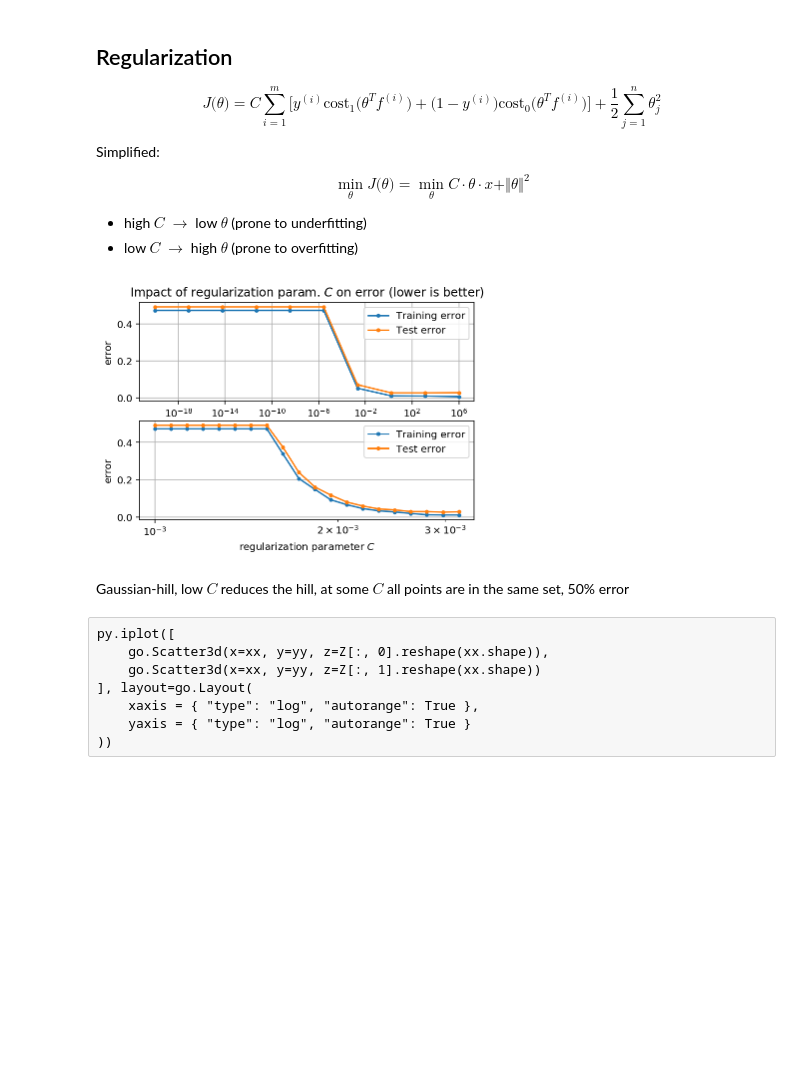
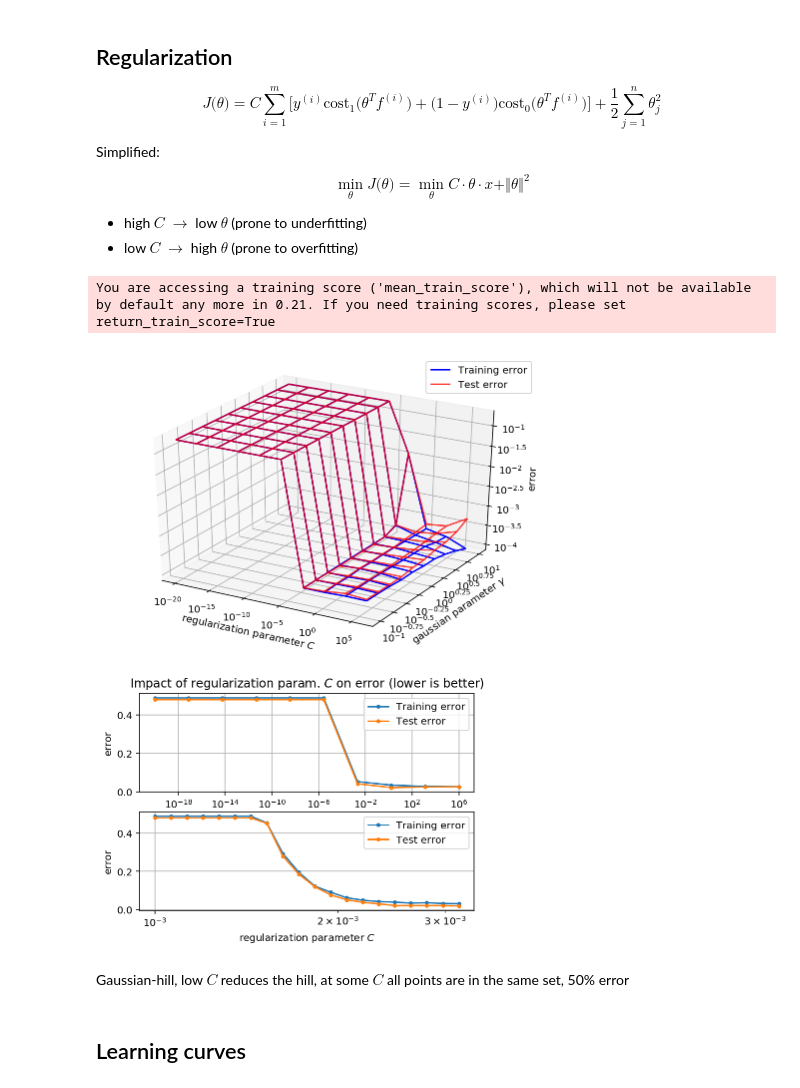
Before and after one commit to NIPE-SYSTEMS/support-vector-machine, a Jupyter notebook: Error Analysis.ipynb, the cells around one changed output. Saved outputs shown, nothing was run; the diff lists cells and outputs as text; code cells hidden in the pictures; blank space fills up the shorter version.

```diff
--- a/Error Analysis.ipynb
+++ b/Error Analysis.ipynb
@@ -110,8 +102,37 @@ $$ \min_{\theta} J\big(\theta\big) = \min_{\theta} C \cdot \theta \cdot x + \Ver
+# %%
+results = grid_classifier.cv_results_
+data = pd.DataFrame(data=results["params"]).as_matrix()
+cc = data[:, 0].reshape((10, 10))
+gg = data[:, 1].reshape((10, 10))
+train = pd.DataFrame(data=results["mean_train_score"]).as_matrix().reshape((10, 10))
+test = pd.DataFrame(data=results["mean_test_score"]).as_matrix().reshape((10, 10))
+
+fig = plt.figure()
+ax = Axes3D(fig)
+
+ax.plot_wireframe(np.log10(cc), np.log10(gg), np.log(1 - train), label="Training error", color="blue", alpha=1)
+ax.plot_wireframe(np.log10(cc), np.log10(gg), np.log(1 - test), label="Test error", color="red", alpha=0.75)
+
+def log_tick_formatter(val, pos=None):
+    return "$10^{%g}$" % val
+
+ax.xaxis.set_major_formatter(mticker.FuncFormatter(log_tick_formatter))
+ax.yaxis.set_major_formatter(mticker.FuncFormatter(log_tick_formatter))
+ax.zaxis.set_major_formatter(mticker.FuncFormatter(log_tick_formatter))
+ax.set_xlabel("regularization parameter $C$")
+ax.set_ylabel("gaussian parameter $\gamma$")
+ax.set_zlabel("error")
+ax.legend()
+
+plt.show()
+# %% [output]
+You are accessing a training score ('mean_train_score'), which will not be available by default any more in 0.21. If you need training scores, please set return_train_score=True
+[figure, added]
 # %%
 cc = np.logspace(start=-20, stop=6, num=10, base=10)
 training_error = []
 test_error = []
-regularization_classifier = sklearn.svm.SVC(kernel="rbf")
+regularization_classifier = sklearn.svm.SVC(kernel="rbf", gamma=1)
 for C in cc:
     regularization_classifier.set_params(C=C)
     regularization_classifier.fit(X_train[:1000], y_train[:1000])
@@ -145,7 +166,9 @@ plt.grid()
 
 plt.show()
 # %% [output]
-[figure, old version]
+[figure, new version]
 # %% [markdown]
 Gaussian-hill, low $C$ reduces the hill, at some $C$ all points are in the same set, 50% error
+# %% [markdown]
+## Learning curves
 # %%
@@ -166,14 +189,6 @@ def error(C, size):
     return (training_error, test_error)
 
 Z = np.apply_along_axis(lambda x: error(x[0], x[1]), axis=1, arr=X_mesh)
-# %% [raw]
-py.iplot([
-    go.Scatter3d(x=xx, y=yy, z=Z[:, 0].reshape(xx.shape)),
-    go.Scatter3d(x=xx, y=yy, z=Z[:, 1].reshape(xx.shape))
-], layout=go.Layout(
-    xaxis = { "type": "log", "autorange": True },
-    yaxis = { "type": "log", "autorange": True }
-))
 # %%
 fig = plt.figure()
 ax = Axes3D(fig)
```
Also changed, not shown: parts of 13 cells of this notebook, 2 other files.
